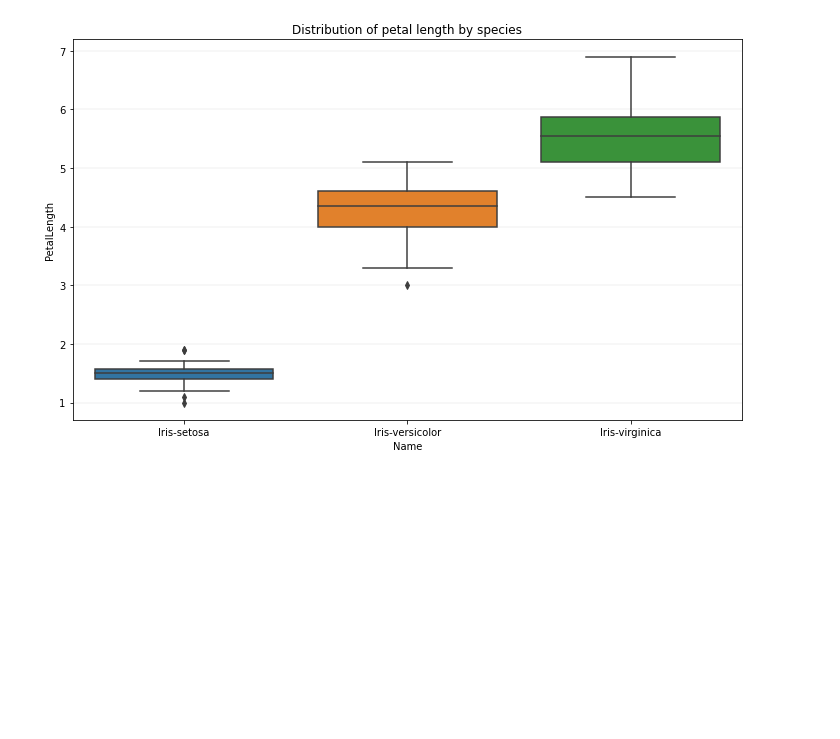
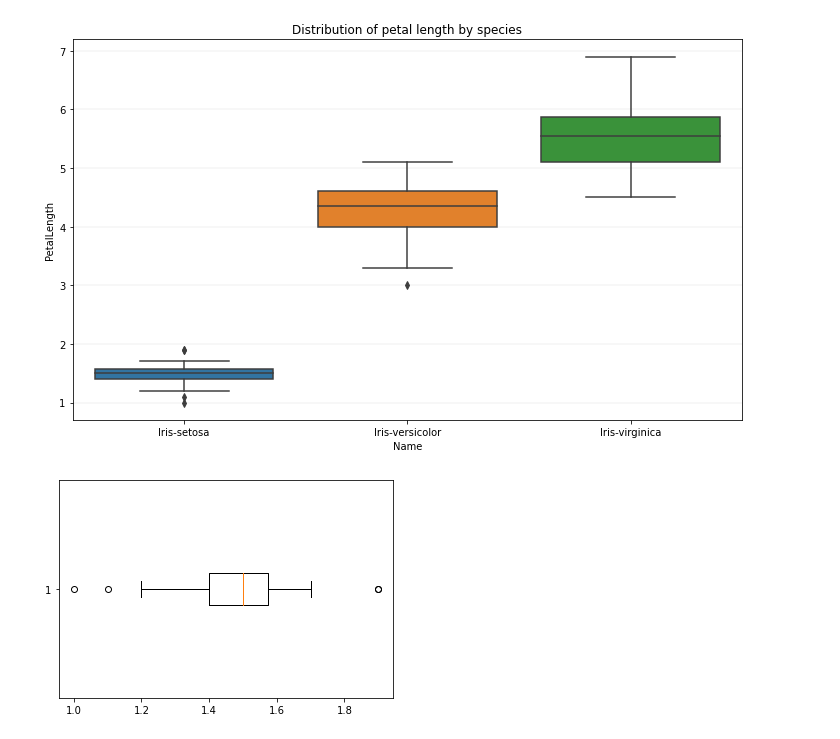
Before and after one commit to Jiraporn-klobrat/data_viz_2022, a Jupyter notebook: DataViz02_Data_Distribution.ipynb, the cells around one changed output. Saved outputs shown, nothing was run; the diff lists cells and outputs as text; code cells hidden in the pictures; blank space fills up the shorter version.

```diff
--- a/DataViz02_Data_Distribution.ipynb
+++ b/DataViz02_Data_Distribution.ipynb
@@ -411,3 +436,7 @@ sns.boxplot(x='Name', y='PetalLength', data=df)
 plt.title('Distribution of petal length by species');
 # %% [output]
 [figure]
+# %%
+setosa = plt.boxplot(df['PetalLength'][0:50],vert=False); # setosa เอามารับค่า boxpot
+# %% [output]
+[figure, added]
```
Also changed, not shown: parts of 12 cells of this notebook.
